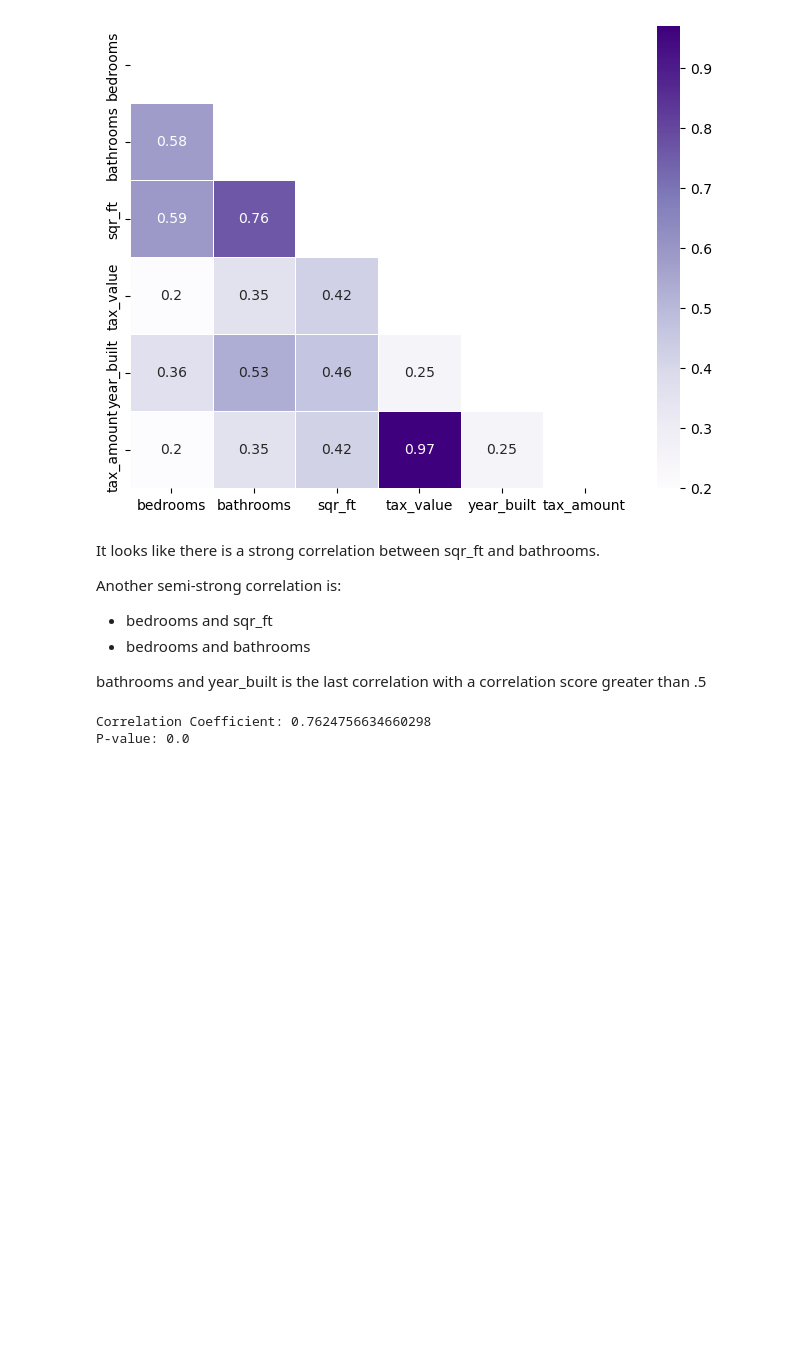
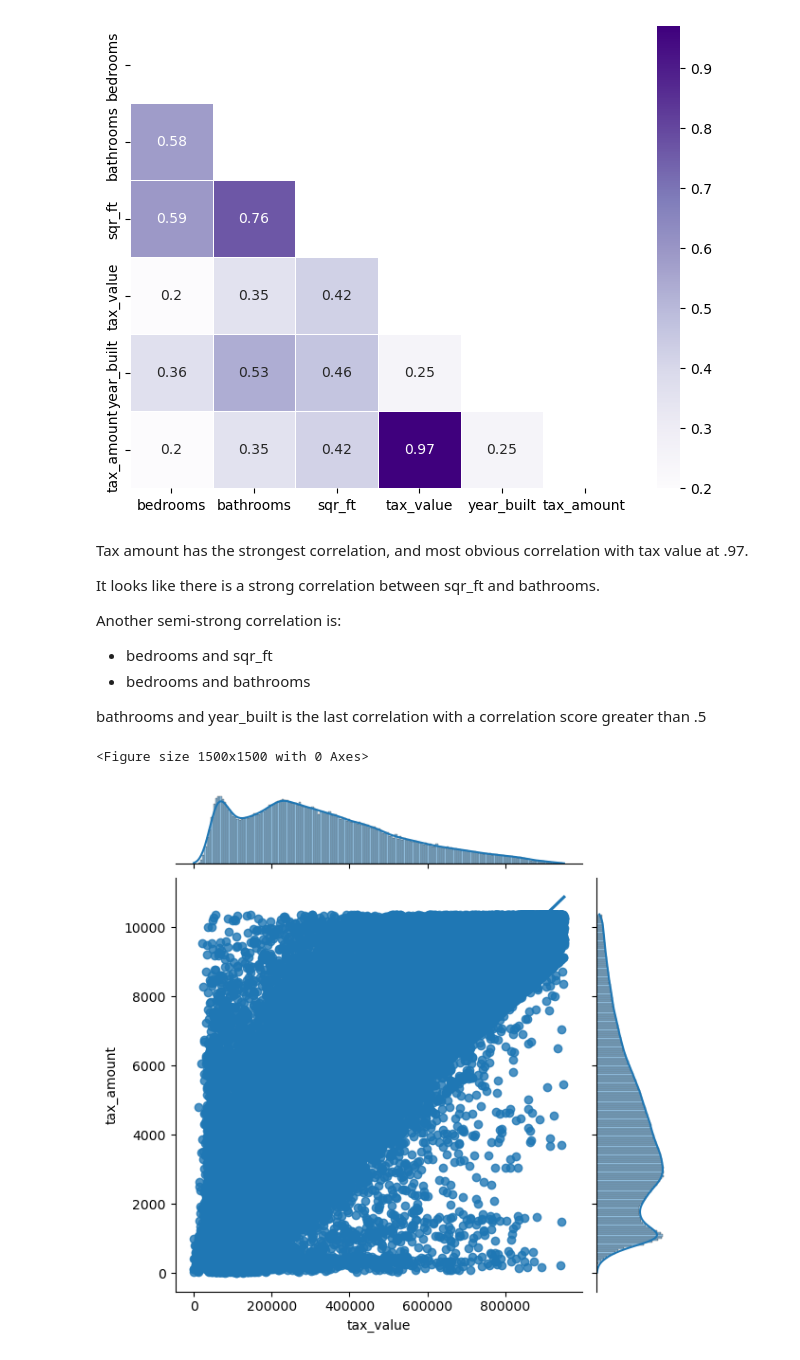
Before and after one commit to adriananuncio/zillow_project, a Jupyter notebook: Work.ipynb, the cells around one changed output. Drawn from its saved outputs; the diff is of its cells as text; code cells hidden in the pictures; blank space fills up the shorter version.

```diff
--- a/Work.ipynb
+++ b/Work.ipynb
@@ -99,6 +84,8 @@ plt.show()
 # %% [output]
 [figure]
 # %% [markdown]
+Tax amount has the strongest correlation, and most obvious correlation with tax value at .97.
+
 It looks like there is a strong correlation between sqr_ft and bathrooms.
 
 Another semi-strong correlation is:
@@ -106,10 +93,11 @@ Another semi-strong correlation is:
 - bedrooms and bathrooms
 
 bathrooms and year_built is the last correlation with a correlation score greater than .5
-# %%
-from scipy.stats import pearsonr, spearmanr
-r, p_value = pearsonr(train.bathrooms, train.sqr_ft)
-print(f'Correlation Coefficient: {r}\nP-value: {p_value}')
-# %% [output]
-Correlation Coefficient: 0.7624756634660298
-P-value: 0.0
+# %%
+# tax amount x tax value
+plt.figure(figsize=(15,15))
+sns.jointplot(x="tax_value", y="tax_amount", data=train,  kind='reg')
+plt.show()
+# %% [output]
+<Figure size 1500x1500 with 0 Axes>
+[figure, added]
```
Also changed, not shown: parts of 46 cells of this notebook.
